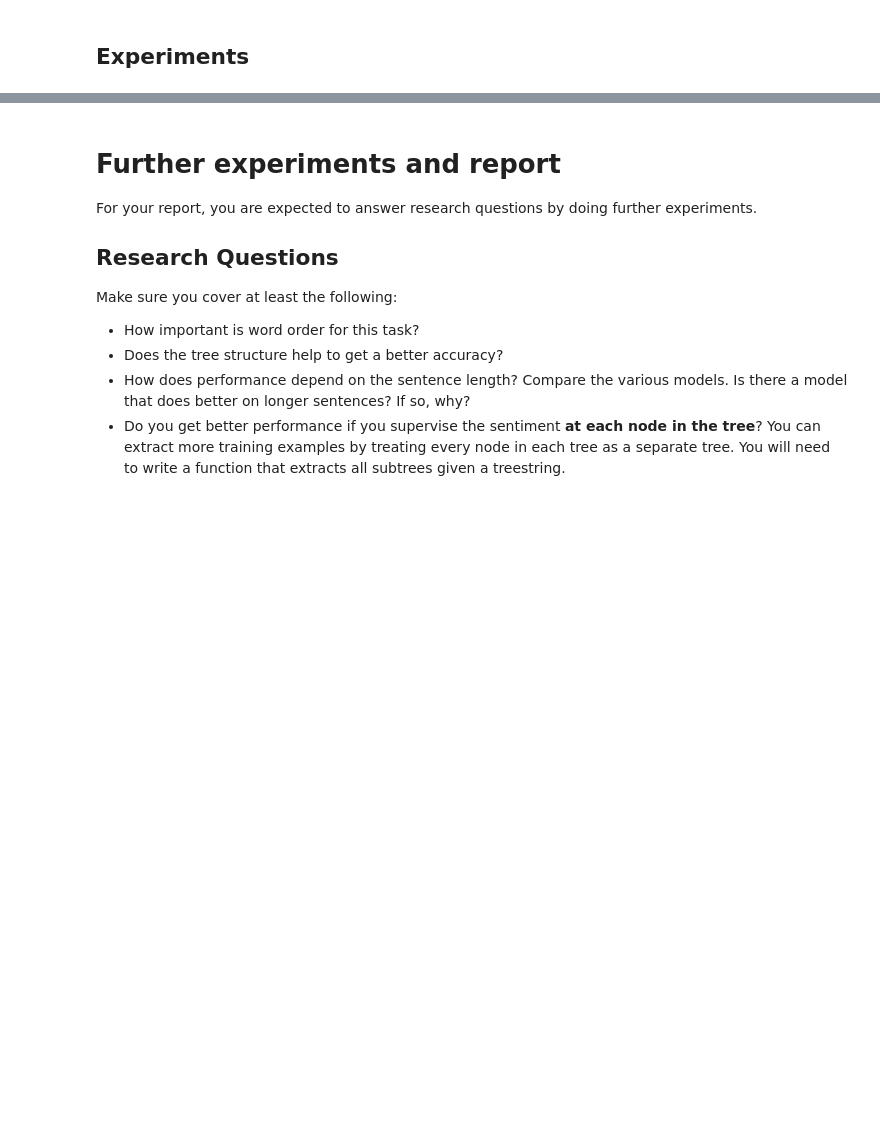
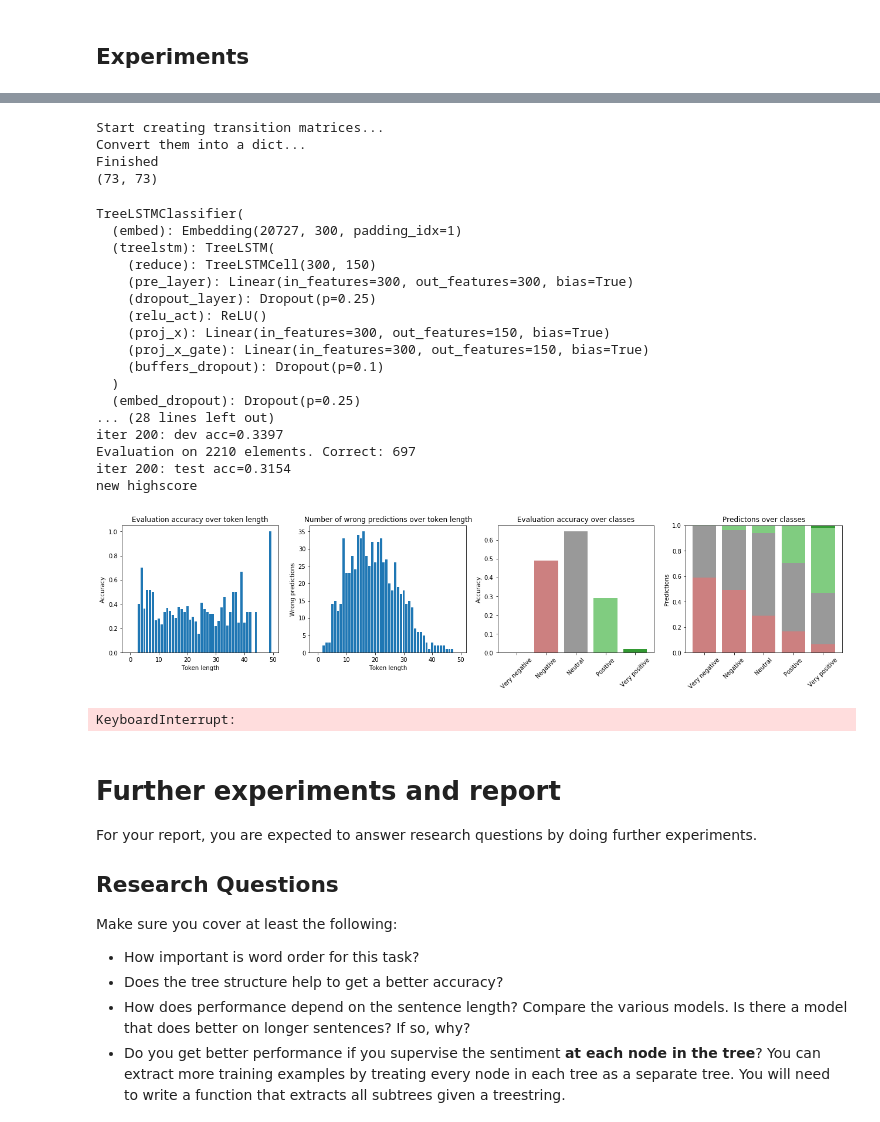
Before and after one commit to phlippe/SentimentClassification_TreeLSTM, a Jupyter notebook: notebooks/TreeLSTMs.ipynb, the cells around one changed output, grey strips where cells are left out. Cells and saved outputs as stored; diff of their text form; code cells hidden in the pictures; blank space fills up the shorter version.

Commit message:
Training run of all model

```diff
--- a/notebooks/TreeLSTMs.ipynb
+++ b/notebooks/TreeLSTMs.ipynb
@@ -2850,11 +3014,13 @@ class TreeLSTM(nn.Module):
         self.reduce = TreeLSTMCell(input_size, hidden_size)
 
         # project word to initial c
+        self.pre_layer = nn.Linear(input_size, input_size)
+        self.dropout_layer = nn.Dropout(p=0.25)
+        self.relu_act = nn.ReLU()
         self.proj_x = nn.Linear(input_size, hidden_size)
         self.proj_x_gate = nn.Linear(input_size, hidden_size)
 
-        self.buffers_dropout = nn.Dropout(p=0.5)
-        self.embedding_dropout = nn.Dropout(p=0.1)
+        self.buffers_dropout = nn.Dropout(p=0.1)
         self.counter = 0
 
     def forward(self, x, transitions):
@@ -2871,7 +3037,8 @@ class TreeLSTM(nn.Module):
         # compute an initial c and h for each word
         # Note: this corresponds to input x in the Tai et al. Tree LSTM paper.
         # We do not handle input x in the TreeLSTMCell itself.
-        buffers_c = self.proj_x(self.embedding_dropout(x))
+        x = self.dropout_layer(self.relu_act(self.pre_layer(x))) # Fine-tuning layer
+        buffers_c = self.proj_x(x)
         buffers_h = buffers_c.tanh()
         buffers_h_gate = self.proj_x_gate(x).sigmoid()
         buffers_h = buffers_h_gate * buffers_h
@@ -2936,6 +3103,7 @@ class TreeLSTMClassifier(nn.Module):
         self.hidden_dim = hidden_dim
         self.embed = nn.Embedding(vocab_size, embedding_dim, padding_idx=1)
         self.treelstm = TreeLSTM(embedding_dim, hidden_dim)
+        self.embed_dropout = nn.Dropout(p=0.25)
         self.output_dim = output_dim
         self.output_layer = nn.Sequential(
             nn.Dropout(p=0.25),
@@ -3296,31 +3243,0 @@ results_small_batch = do_train(tree_model)
-# %%
-for _, depth_dict in all_subtrees.items():
-    for subtree in depth_dict:
-        subtree.loss.clear()
-
-tree_model = TreeLSTMClassifier(
-    len(v.w2i), 300, 300, len(t2i), v)
-
-with torch.no_grad():
-    tree_model.embed.weight.data.copy_(torch.from_numpy(vectors))
-    tree_model.embed.weight.requires_grad = False
-
-def do_train(model):
-
-    print(model)
-    print_parameters(model)
-
-    model = model.to(device)
-
-    optimizer = optim.Adam(model.parameters(), lr=1e-4)
-
-    return train_tree_model(
-        model, optimizer, num_iterations=20000,
-        print_every=50, eval_every=200,
-        prep_fn=prepare_treelstm_minibatch,
-        eval_fn=evaluate,
-        batch_fn=get_minibatch,
-        batch_size=32, eval_batch_size=64)
-
-DEBUG_TREE_PRINT = False
-results_larger_features = do_train(tree_model)
@@ -3336,0 +3244,10 @@ axarr[1, 1].set_title('Large features')
+# %%
+# Create transition matrices for loss weighting.
+DEBUG_TREE_PRINT = False
+TRANSITION_DECAY_FACTOR = 0.5 # parameter delta in the paper
+create_transition_matrices()
+# %% [output]
+Start creating transition matrices...
+Convert them into a dict...
+Finished
+(73, 73)
@@ -3336,0 +3325,23 @@ axarr[1, 1].set_title('Large features')
+# %%
+# Train all models
+val_accs_binary, test_accs_binary = test_different_seeds(3, batch_size=32, hidden_units=150, num_iterations=30000, file_prefix="OurModel_binary", eval_every=200, heuristic=HEURISTIC_BINARY)
+# %% [output]
+TreeLSTMClassifier(
+  (embed): Embedding(20727, 300, padding_idx=1)
+  (treelstm): TreeLSTM(
+    (reduce): TreeLSTMCell(300, 150)
+    (pre_layer): Linear(in_features=300, out_features=300, bias=True)
+    (dropout_layer): Dropout(p=0.25)
+    (relu_act): ReLU()
+    (proj_x): Linear(in_features=300, out_features=150, bias=True)
+    (proj_x_gate): Linear(in_features=300, out_features=150, bias=True)
+    (buffers_dropout): Dropout(p=0.1)
+  )
+  (embed_dropout): Dropout(p=0.25)
+... (28 lines left out)
+iter 200: dev acc=0.3397
+Evaluation on 2210 elements. Correct: 697
+iter 200: test acc=0.3154
+new highscore
+[figure, added]
+KeyboardInterrupt:
```
Also changed, not shown: parts of 41 cells of this notebook.
